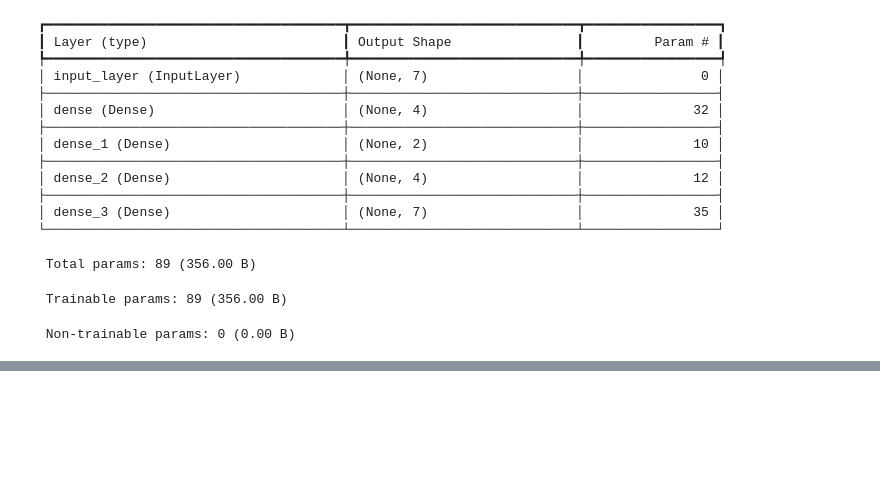
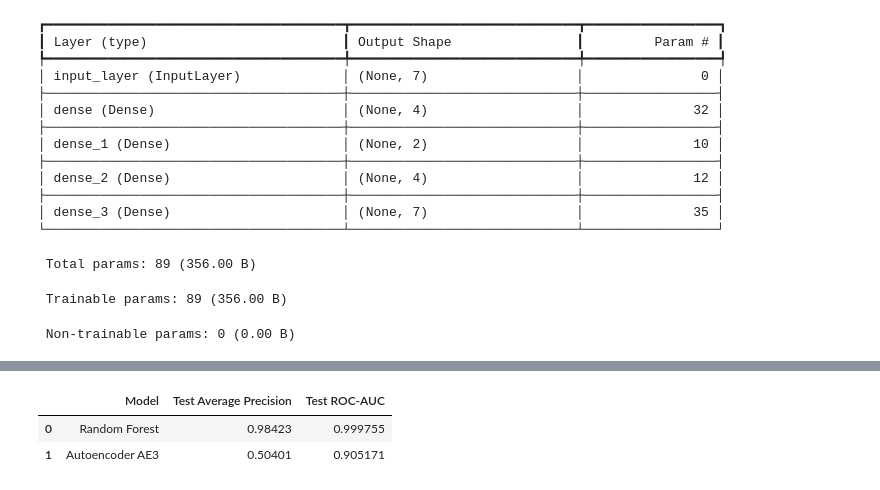
Before and after one commit to sthasarita/digital_wallet_fraud_detection, a Jupyter notebook: notebooks/main.ipynb, the cells around one changed output, grey strips where cells are left out. Drawn from its saved outputs; the diff is of its cells as text; code cells hidden in the pictures; blank space fills up the shorter version.

```diff
--- a/main.ipynb
+++ b/notebooks/main.ipynb
@@ -2603,0 +3192,7 @@ print(
+# %%
+# The first 5 columns are one-hot encoded.
+# The remaining 7 columns are numerical.
+
+X_train_normal_num = X_train_normal_ae3[:, 5:]
+
+print("Numerical feature shape:", X_train_normal_num.shape)
@@ -2603,0 +3658,13 @@ print(
+# %%
+# --------------------------------------------------
+# 3. Train the model
+# --------------------------------------------------
+
+print("Training Random Forest...")
+
+random_forest.fit(
+    X_train_ae3,
+    y_train_rf
+)
+
+print("Training completed!")
@@ -2603,0 +3815,36 @@ print(
+# %%
+from sklearn.metrics import average_precision_score, roc_auc_score
+
+# Autoencoder performance on the same test set
+ae3_test_ap = average_precision_score(
+    y_test_ae3,
+    test_errors
+)
+
+ae3_test_roc = roc_auc_score(
+    y_test_ae3,
+    test_errors
+)
+
+# Random Forest performance on the same test set
+rf_test_ap = average_precision_score(
+    y_test_rf,
+    test_rf_scores
+)
+
+rf_test_roc = roc_auc_score(
+    y_test_rf,
+    test_rf_scores
+)
+
+comparison = pd.DataFrame({
+    "Model": ["Random Forest", "Autoencoder AE3"],
+    "Test Average Precision": [rf_test_ap, ae3_test_ap],
+    "Test ROC-AUC": [rf_test_roc, ae3_test_roc]
+})
+
+display(comparison)
+# %% [output]
+|  | Model | Test Average Precision | Test ROC-AUC |
+| 0 | Random Forest | 0.98423 | 0.999755 |
+| 1 | Autoencoder AE3 | 0.50401 | 0.905171 |
```
Also changed, not shown: parts of 87 cells of this notebook, 7 other files.
